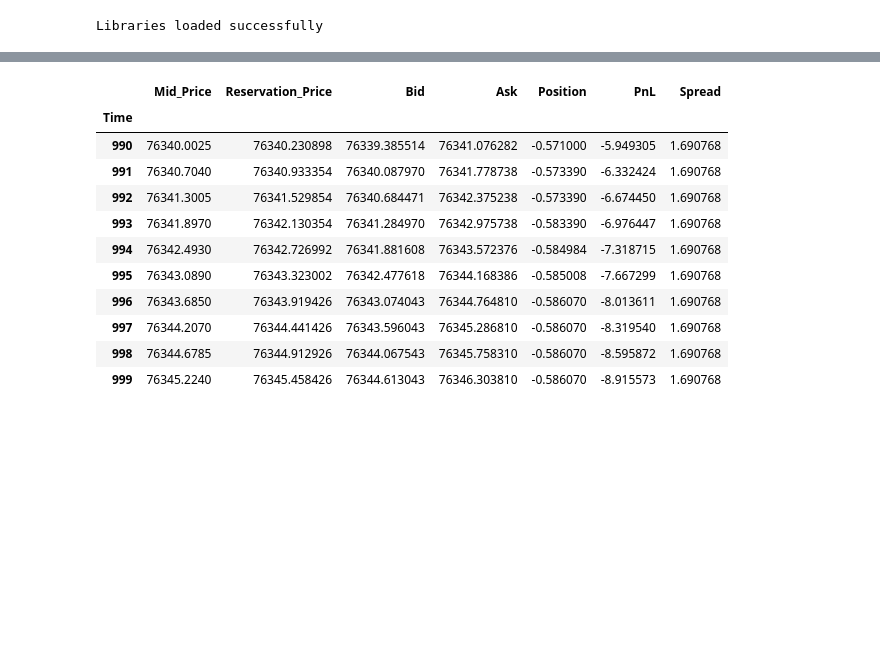
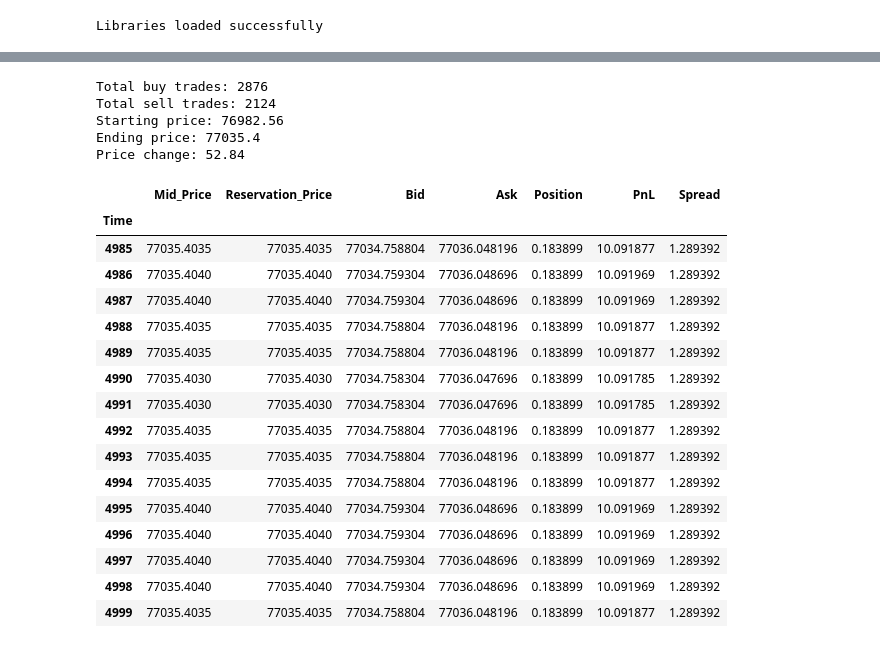
Before and after one commit to whark231/quant_mm_sim, a Jupyter notebook: notebooks/03_simulation.ipynb, the cells around one changed output, grey strips where cells are left out. Drawn from its saved outputs; the diff is of its cells as text; code cells hidden in the pictures; blank space fills up the shorter version.

```diff
--- a/notebooks/03_simulation.ipynb
+++ b/notebooks/03_simulation.ipynb
@@ -48,22 +63,39 @@ sim = Simulator(mm=mm, book=book, df=trades, window=20)
 
 mm.start_session()
 sim.run()
+# %%
+print(f"Total buy trades: {len(trades[trades['side'] == 'buy'])}")
+print(f"Total sell trades: {len(trades[trades['side'] == 'sell'])}")
+print(f"Starting price: {trades['price'].iloc[0]}")
+print(f"Ending price: {trades['price'].iloc[-1]}")
+print(f"Price change: {trades['price'].iloc[-1] - trades['price'].iloc[0]:.2f}")
+# %% [output]
+Total buy trades: 2876
+Total sell trades: 2124
+Starting price: 76982.56
+Ending price: 77035.4
+Price change: 52.84
 # %%
 results = sim.get_results()
-results.tail(10)
+results.tail(15)
 # %% [output]
 |  | Mid_Price | Reservation_Price | Bid | Ask | Position | PnL | Spread |
 | Time |  |  |  |  |  |  |  |
-| 990 | 76340.0025 | 76340.230898 | 76339.385514 | 76341.076282 | -0.571000 | -5.949305 | 1.690768 |
-| 991 | 76340.7040 | 76340.933354 | 76340.087970 | 76341.778738 | -0.573390 | -6.332424 | 1.690768 |
-| 992 | 76341.3005 | 76341.529854 | 76340.684471 | 76342.375238 | -0.573390 | -6.674450 | 1.690768 |
-| 993 | 76341.8970 | 76342.130354 | 76341.284970 | 76342.975738 | -0.583390 | -6.976447 | 1.690768 |
-| 994 | 76342.4930 | 76342.726992 | 76341.881608 | 76343.572376 | -0.584984 | -7.318715 | 1.690768 |
-| 995 | 76343.0890 | 76343.323002 | 76342.477618 | 76344.168386 | -0.585008 | -7.667299 | 1.690768 |
-| 996 | 76343.6850 | 76343.919426 | 76343.074043 | 76344.764810 | -0.586070 | -8.013611 | 1.690768 |
-| 997 | 76344.2070 | 76344.441426 | 76343.596043 | 76345.286810 | -0.586070 | -8.319540 | 1.690768 |
-| 998 | 76344.6785 | 76344.912926 | 76344.067543 | 76345.758310 | -0.586070 | -8.595872 | 1.690768 |
-| 999 | 76345.2240 | 76345.458426 | 76344.613043 | 76346.303810 | -0.586070 | -8.915573 | 1.690768 |
+| 4985 | 77035.4035 | 77035.4035 | 77034.758804 | 77036.048196 | 0.183899 | 10.091877 | 1.289392 |
+| 4986 | 77035.4040 | 77035.4040 | 77034.759304 | 77036.048696 | 0.183899 | 10.091969 | 1.289392 |
+| 4987 | 77035.4040 | 77035.4040 | 77034.759304 | 77036.048696 | 0.183899 | 10.091969 | 1.289392 |
+| 4988 | 77035.4035 | 77035.4035 | 77034.758804 | 77036.048196 | 0.183899 | 10.091877 | 1.289392 |
+| 4989 | 77035.4035 | 77035.4035 | 77034.758804 | 77036.048196 | 0.183899 | 10.091877 | 1.289392 |
+| 4990 | 77035.4030 | 77035.4030 | 77034.758304 | 77036.047696 | 0.183899 | 10.091785 | 1.289392 |
+| 4991 | 77035.4030 | 77035.4030 | 77034.758304 | 77036.047696 | 0.183899 | 10.091785 | 1.289392 |
+| 4992 | 77035.4035 | 77035.4035 | 77034.758804 | 77036.048196 | 0.183899 | 10.091877 | 1.289392 |
+| 4993 | 77035.4035 | 77035.4035 | 77034.758804 | 77036.048196 | 0.183899 | 10.091877 | 1.289392 |
+| 4994 | 77035.4035 | 77035.4035 | 77034.758804 | 77036.048196 | 0.183899 | 10.091877 | 1.289392 |
+| 4995 | 77035.4040 | 77035.4040 | 77034.759304 | 77036.048696 | 0.183899 | 10.091969 | 1.289392 |
+| 4996 | 77035.4040 | 77035.4040 | 77034.759304 | 77036.048696 | 0.183899 | 10.091969 | 1.289392 |
+| 4997 | 77035.4040 | 77035.4040 | 77034.759304 | 77036.048696 | 0.183899 | 10.091969 | 1.289392 |
+| 4998 | 77035.4040 | 77035.4040 | 77034.759304 | 77036.048696 | 0.183899 | 10.091969 | 1.289392 |
+| 4999 | 77035.4035 | 77035.4035 | 77034.758804 | 77036.048196 | 0.183899 | 10.091877 | 1.289392 |
 # %%
 from matplotlib.ticker import MultipleLocator
 
```
Also changed, not shown: parts of 4 cells of this notebook.
